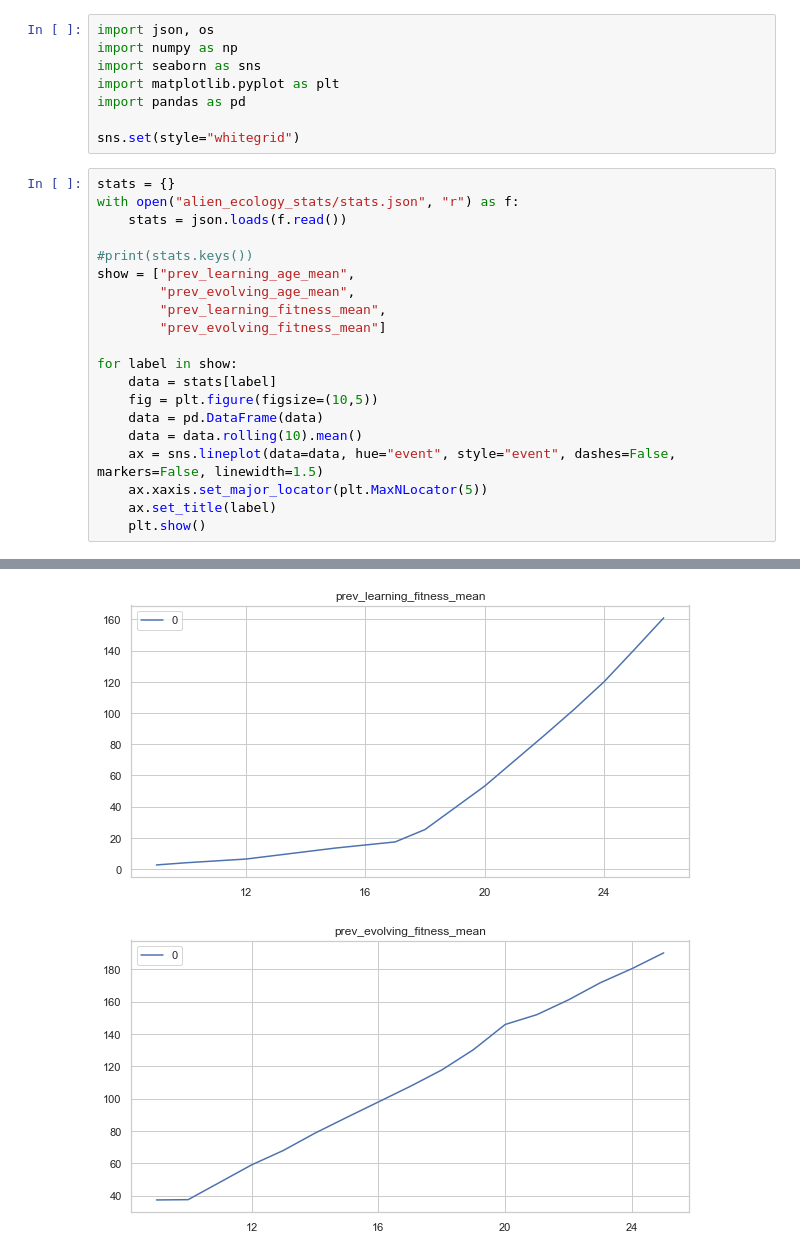
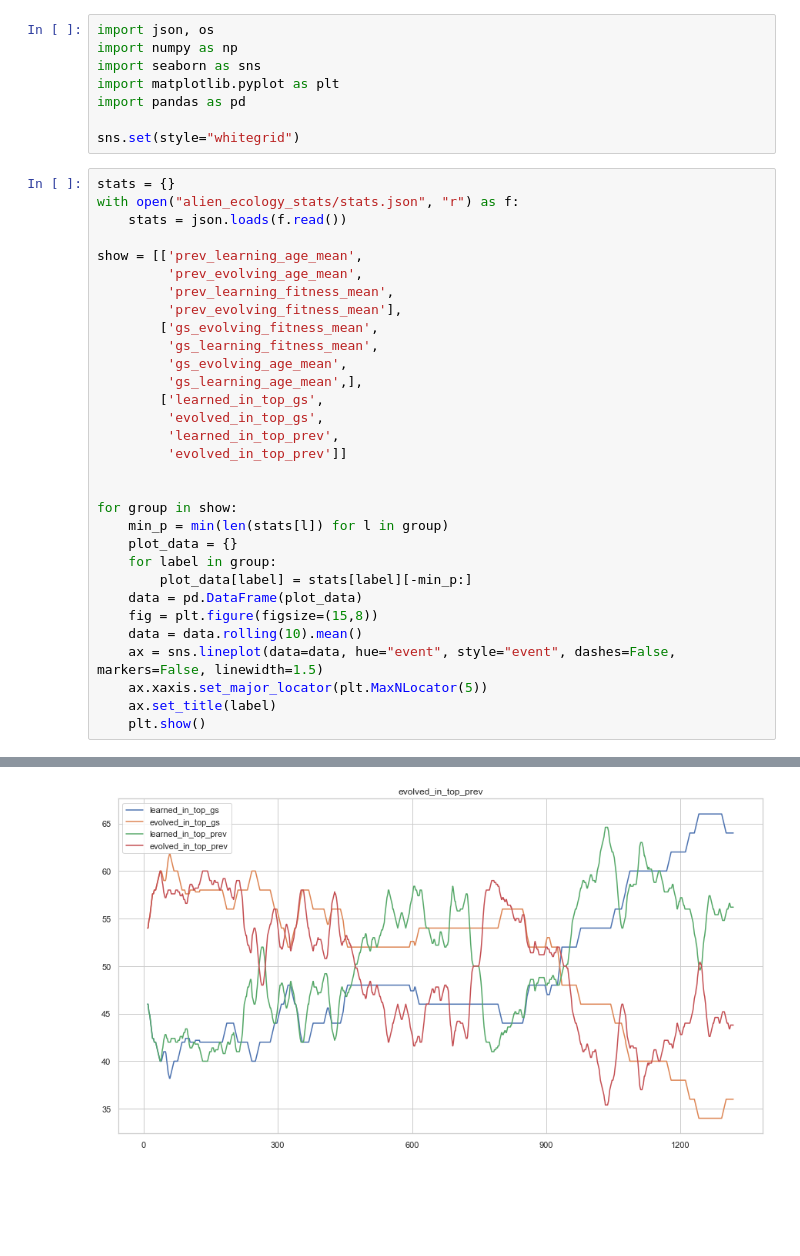
Before and after one commit to r0zetta/alien_ecology, a Jupyter notebook: plot_stats.ipynb, the cells around one changed output, grey strips where cells are left out. Cells and saved outputs as stored; diff of their text form; blank space fills up the shorter version.

Commit message:
More graphs

```diff
--- a/plot_stats.ipynb
+++ b/plot_stats.ipynb
@@ -11,16 +11,27 @@ stats = {}
 with open("alien_ecology_stats/stats.json", "r") as f:
     stats = json.loads(f.read())
 
-#print(stats.keys())
-show = ["prev_learning_age_mean",
-        "prev_evolving_age_mean",
-        "prev_learning_fitness_mean",
-        "prev_evolving_fitness_mean"]
+show = [['prev_learning_age_mean',
+         'prev_evolving_age_mean',
+         'prev_learning_fitness_mean',
+         'prev_evolving_fitness_mean'],
+        ['gs_evolving_fitness_mean',
+         'gs_learning_fitness_mean',
+         'gs_evolving_age_mean',
+         'gs_learning_age_mean',],
+        ['learned_in_top_gs',
+         'evolved_in_top_gs',
+         'learned_in_top_prev',
+         'evolved_in_top_prev']]
 
-for label in show:
-    data = stats[label]
-    fig = plt.figure(figsize=(10,5))
-    data = pd.DataFrame(data)
+
+for group in show:
+    min_p = min(len(stats[l]) for l in group)
+    plot_data = {}
+    for label in group:
+        plot_data[label] = stats[label][-min_p:]
+    data = pd.DataFrame(plot_data)
+    fig = plt.figure(figsize=(15,8))
     data = data.rolling(10).mean()
     ax = sns.lineplot(data=data, hue="event", style="event", dashes=False, markers=False, linewidth=1.5)
     ax.xaxis.set_major_locator(plt.MaxNLocator(5))
@@ -32,2 +43 @@ for label in show:
-[figure, old version]
+[figure, new version]
-[figure, removed]
```
Also changed, not shown: parts of 2 cells of this notebook.
